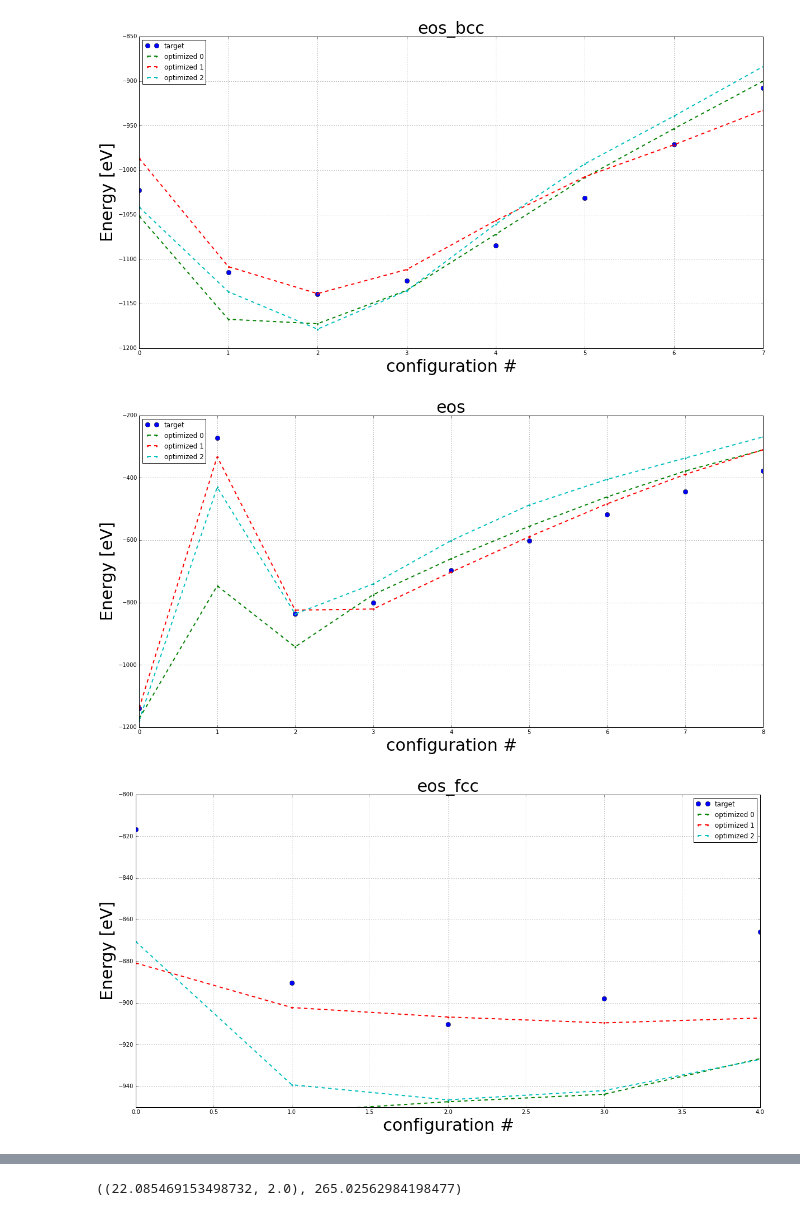
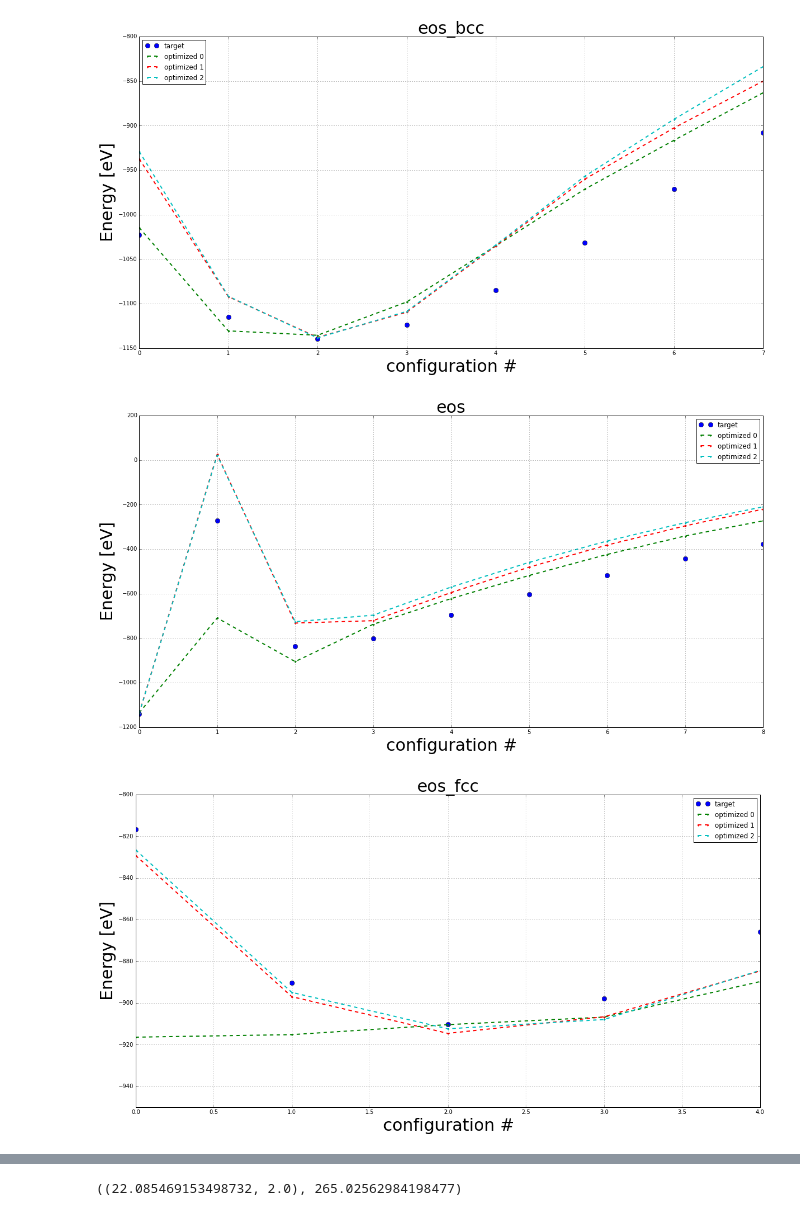
Before and after one commit to vlcekl/eam-models, a Jupyter notebook: notebooks/inspect_and_save.ipynb, the cells around one changed output, grey strips where cells are left out. Saved outputs shown, nothing was run; the diff lists cells and outputs as text; code cells hidden in the pictures.

```diff
--- a/notebooks/inspect_and_save.ipynb
+++ b/notebooks/inspect_and_save.ipynb
@@ -106,3 +122,23 @@ edens_knots = [ 2.5, 2.8663175, 3.1,  3.5,  4.5, 4.9, 5.4604375]
+# %%
+# pair_knots = [2.22, 2.46, 2.5648975,  2.629795 ,  2.6946925,  2.8663175,  2.973045 ,
+#         3.0797725,  3.5164725,  3.846445 ,  4.1764175,  4.700845 ,
+#         4.8953   ,  5.089755 ,  5.3429525,  5.401695 ,  5.4604375]
+# edens_knots = [ 2.5, 2.8663175, 3.1,  3.5,  4.5, 4.9, 5.4604375]
+
+# pair_knots = [2.22, 2.46, 2.5648975,  2.629795 ,  2.6946925,  2.8663175,  2.973045 ,
+#         3.0797725,  3.5164725,  3.846445 ,  4.1764175,  4.700845 ,
+#         4.8953   ,  5.089755 ,  5.3429525,  5.401695 ,  5.4604375]
+# edens_knots = [ 2.5, 2.8663175, 3.1,  3.5,  4.5, 4.9]
+
+# pair_knots = [2.22, 2.46, 2.5648975,  2.629795 ,  2.6946925,  2.8663175,  2.973045 ,
+#         3.0797725,  3.5164725,  3.846445 ,  4.1764175,  4.700845 ,
+#         4.8953   ,  5.089755 ,  5.3429525,  5.401695 ,  5.4604375]
+# edens_knots = [ 2.22, 2.5,  2.6946925, 2.8663175, 3.1,  3.5,  4.5, 4.9]
+
+pair_knots = [2.22, 2.46, 2.5648975,  2.629795 ,  2.6946925,  2.74, 2.8663175,  2.973045 ,
+        3.0797725,  3.5164725,  3.846445 ,  4.1764175,  4.700845 ,
+        4.8953   ,  5.089755 ,  5.3429525,  5.401695 ,  5.4604375]
+edens_knots = [ 2.22, 2.5,  2.6946925, 2.8663175, 3.1,  3.5,  4.62, 4.9]
 # %%
 stats = downselect(stats_all, pair_knots, edens_knots)
 print(stats['hyperparams'])
@@ -114,4 +149,4 @@ print(stats_select_md['hyperparams'])
 # %%
-targets['md'] = targets_md['md']
-stats['md'] = stats_select_md['md']
+# targets['md'] = targets_md['md']
+# stats['md'] = stats_select_md['md']
 # %%
@@ -228,5 +393,5 @@ print(optimal_params), len(optimal_params[1][1])
 # %%
-def plot_udif(targets, stats, traj_name, selected_params, select=slice(None, None, None), x_lim=None, y_lim=None, x_ticks=None, shift=0.0):
+def plot_udif(targets, stats, traj_name, selected_params, select=slice(None, None, None), x_lim=None, y_lim=None, x_ticks=None, shift=0.0, verbose=0):
 
     plt.figure(figsize=(20,10))
 
@@ -242,14 +407,16 @@ def plot_udif(targets, stats, traj_name, selected_params, select=slice(None, Non
     # plot target energies
     #plt.plot(np.array(targ_out[traj_name])[select]/nat, 'o', label='target', markersize=5)
     plt.plot(np.array(targ_out[traj_name])[select], 'o', label='target', markersize=8)
-
+    if verbose:
+        print('u_target:',np.array(targ_out[traj_name])[select] )
 
     # get and plot optimized model energies
     for i, params in enumerate(selected_params):
         opti_out, targ_out = udif_print(params[1], targets, stats, utot_EAM_per_atom)
         #plt.plot(np.array([o for o in np.array(opti_out[traj_name])[select]])/nat, 'x--', label='optimized '+str(i))
         plt.plot(np.array([o for o in np.array(opti_out[traj_name])[select]])+shift, '.--', lw=2, label='optimized '+str(i))
-
+        if verbose:
+            print('u_model', i,':', [o for o in np.array(opti_out[traj_name])[select]])
     plt.legend(loc='best')#fontsize=30)
 
     # special requirements on axes
@@ -281,22 +471,22 @@ select = [10, 11, 6, 3, 4, 5, 7, 2, 1, 12, 13, 14, 15, 16, 17, 18]
 select = [1, 2, 0, 3, 4, 5, 6, 7]
 x_lim = (2, 8)
 y_lim = (-9.0, -7.0)
-plot_udif(targets, stats, 'eos_bcc', optimal_params, shift=-37, select=select)#, x_lim=x_lim, y_lim=y_lim)
+plot_udif(targets, stats, 'eos_bcc', optimal_params, shift=0, select=select)#, x_lim=x_lim, y_lim=y_lim)
 # %% [output]
-[figure, old version]
+[figure, new version]
 # %%
 #select = [10, 11, 6, 3, 4, 5, 7, 2, 1, 12, 13, 14, 15, 16, 17, 18]
 #x_lim = (2, 8)
 #y_lim = (-9.0, -7.0)
-plot_udif(targets, stats, 'eos', optimal_params, shift=-37)#, select=select)#, x_lim=x_lim, y_lim=y_lim)
+plot_udif(targets, stats, 'eos', optimal_params, shift=0)#, select=select)#, x_lim=x_lim, y_lim=y_lim)
 # %% [output]
-[figure, old version]
+[figure, new version]
 # %%
 # plot fcc EOS
 #select = [1, 2, 3, 0, 5, 6, 7, 4]
 select = [1, 2, 0, 3, 4]
 x_lim = (0, 4)
 y_lim = (-950, -800)
-plot_udif(targets, stats, 'eos_fcc', optimal_params, x_lim=x_lim, y_lim=y_lim, select=select, shift=-37)#-36)#, select=select)
+plot_udif(targets, stats, 'eos_fcc', optimal_params, x_lim=x_lim, y_lim=y_lim, select=select, shift=0)#-36)#, select=select)
 # %% [output]
-[figure, old version]
+[figure, new version]
```
Also changed, not shown: parts of 22 cells of this notebook, 9 other files.
